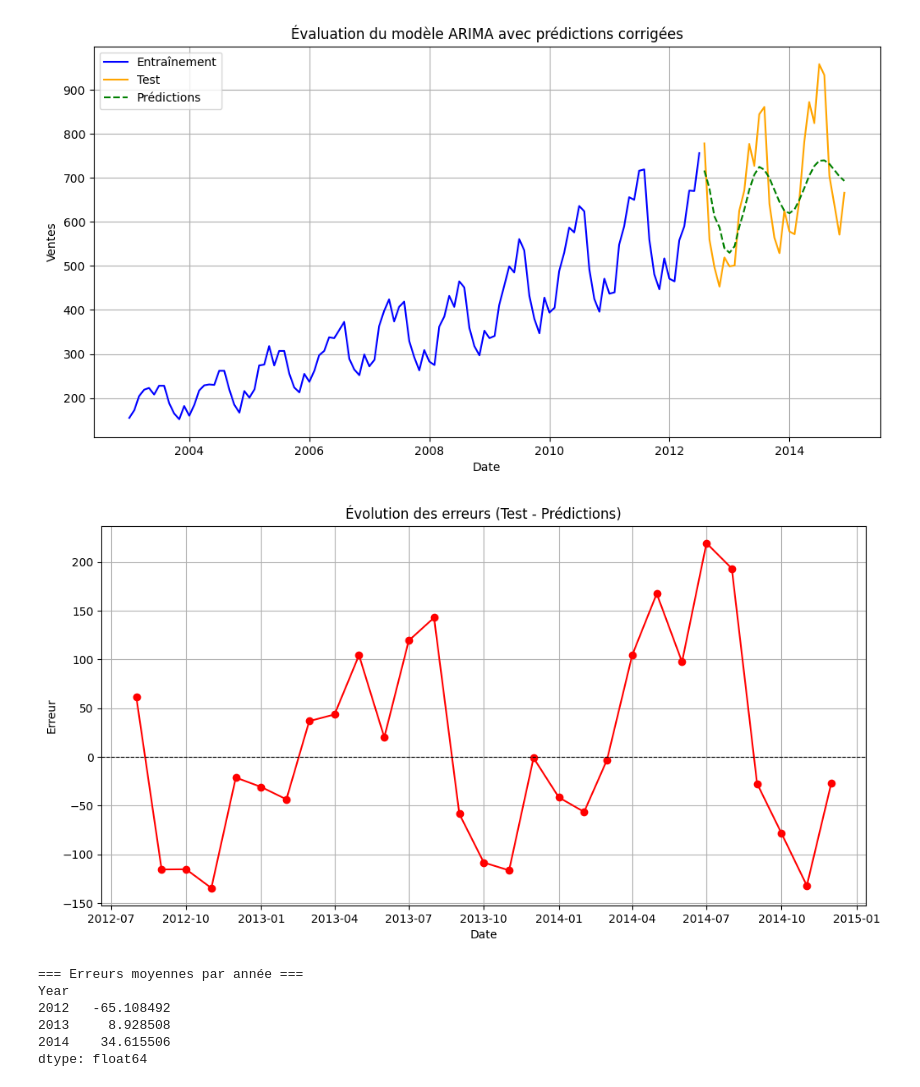
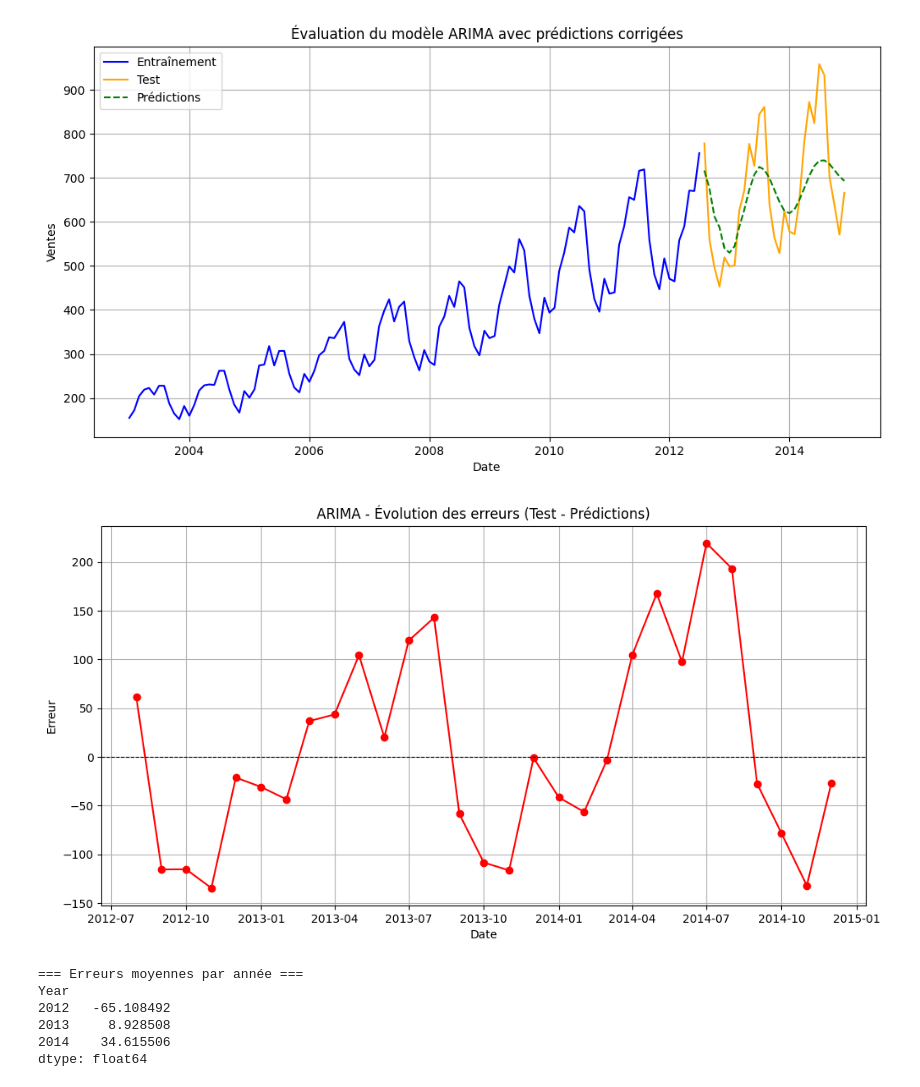
Before and after one commit to Krock13/AI_Engineer_Projet_9_Developpez_une_preuve_de_concept, a Jupyter notebook: notebook_012025.ipynb, the cells around one changed output. Saved outputs shown, nothing was run; the diff lists cells and outputs as text; code cells hidden in the pictures.

```diff
--- a/notebook_012025.ipynb
+++ b/notebook_012025.ipynb
@@ -204,17 +206,20 @@ plt.show()
 # %% [output]
 [figure]
 # %%
+# Calcul des erreurs
+errors = arima_test['Sales'] - arima_test['Predictions']
+
 # Graphique linéaire des erreurs
 plt.figure(figsize=(12, 6))
 plt.plot(arima_test.index, errors, marker='o', linestyle='-', color='red')
-plt.title("Évolution des erreurs (Test - Prédictions)")
+plt.title("ARIMA - Évolution des erreurs (Test - Prédictions)")
 plt.xlabel("Date")
 plt.ylabel("Erreur")
 plt.axhline(0, color='black', linestyle='--', linewidth=0.8)
 plt.grid()
 plt.show()
 # %% [output]
-[figure, old version]
+[figure, new version]
 # %%
 # Ajouter une colonne pour l'année et le trimestre
 arima_test['Year'] = arima_test.index.year
```
Also changed, not shown: parts of 24 cells of this notebook.
